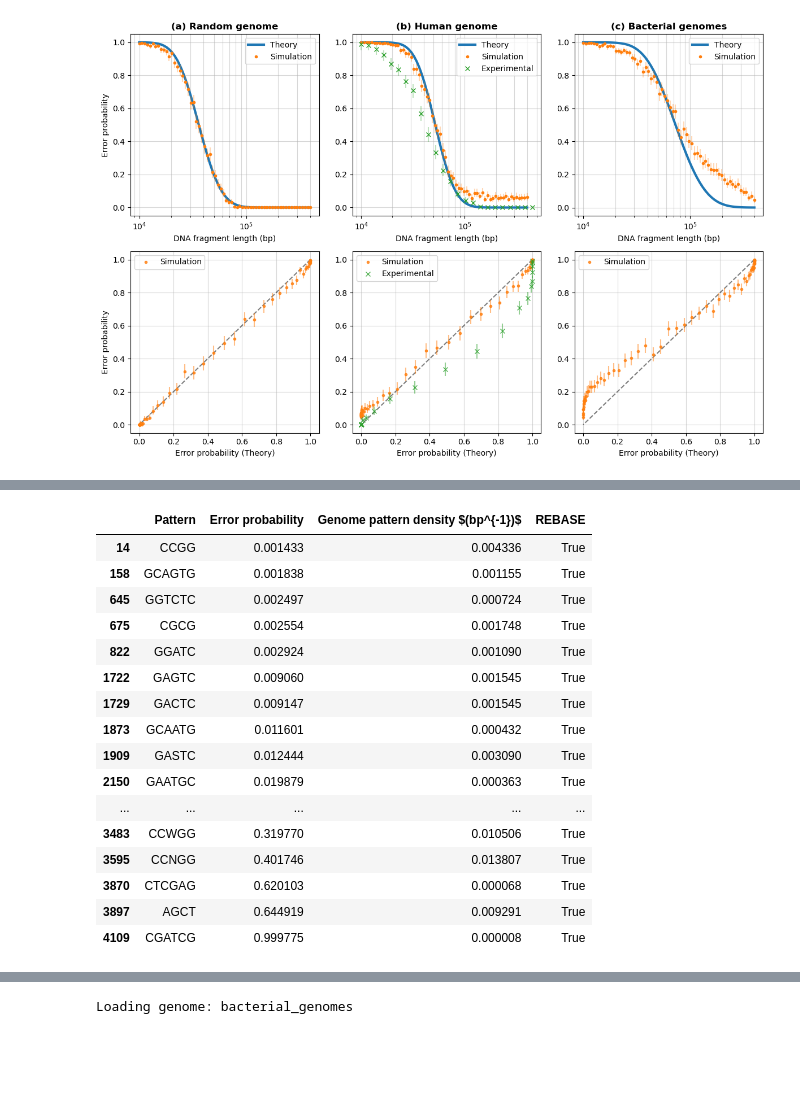
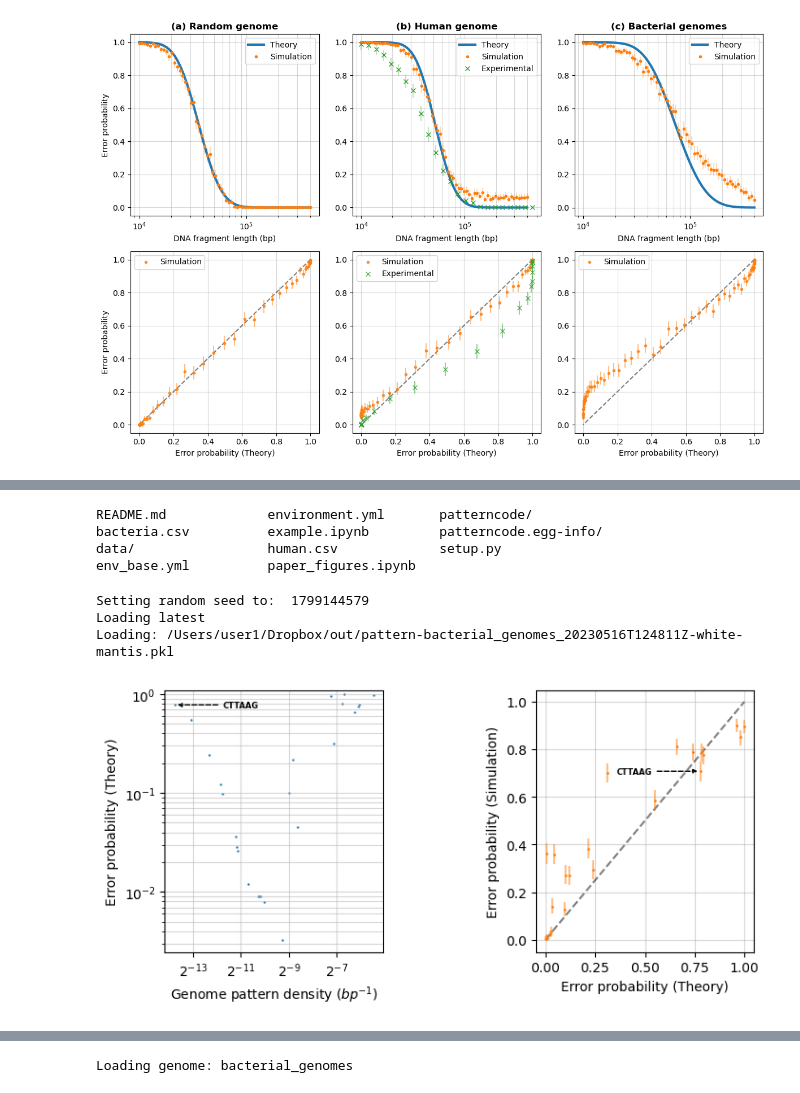
Before and after one commit to yevgenin/PatternCode, a Jupyter notebook: paper_figures.ipynb, the cells around one changed output, grey strips where cells are left out. Cells and saved outputs as stored; diff of their text form; code cells hidden in the pictures; blank space fills up the shorter version.

```diff
--- a/paper_figures.ipynb
+++ b/paper_figures.ipynb
@@ -53,21 +53,15 @@ Loading: /Users/user1/Dropbox/out/pattern-human_genome_20230515T184017Z-sceptica
-# %%
-df[df['REBASE']]
-# %% [output]
-|  | Pattern | Error probability | Genome pattern density $(bp^{-1})$ | REBASE |
-| 14 | CCGG | 0.001433 | 0.004336 | True |
-| 158 | GCAGTG | 0.001838 | 0.001155 | True |
-| 645 | GGTCTC | 0.002497 | 0.000724 | True |
-| 675 | CGCG | 0.002554 | 0.001748 | True |
-| 822 | GGATC | 0.002924 | 0.001090 | True |
-| 1722 | GAGTC | 0.009060 | 0.001545 | True |
-| 1729 | GACTC | 0.009147 | 0.001545 | True |
-| 1873 | GCAATG | 0.011601 | 0.000432 | True |
-| 1909 | GASTC | 0.012444 | 0.003090 | True |
-| 2150 | GAATGC | 0.019879 | 0.000363 | True |
-| ... | ... | ... | ... | ... |
-| 3483 | CCWGG | 0.319770 | 0.010506 | True |
-| 3595 | CCNGG | 0.401746 | 0.013807 | True |
-| 3870 | CTCGAG | 0.620103 | 0.000068 | True |
-| 3897 | AGCT | 0.644919 | 0.009291 | True |
-| 4109 | CGATCG | 0.999775 | 0.000008 | True |
+# %%
+ls
+# %% [output]
+README.md             environment.yml       patterncode/
+bacteria.csv          example.ipynb         patterncode.egg-info/
+data/                 human.csv             setup.py
+env_base.yml          paper_figures.ipynb
+# %%
+PErrVsPattern.make(genome_name=BACTERIAL_GENOMES, load=1, plot=1, patterns=REBASE_NICKING_PATTERNS).data_table().to_csv('bacteria.csv')
+# %% [output]
+Setting random seed to:  1799144579
+Loading latest
+Loading: /Users/user1/Dropbox/out/pattern-bacterial_genomes_20230516T124811Z-white-mantis.pkl
+[figure, added]
 # %%
```
Also changed, not shown: parts of 2 cells of this notebook, 6 other files.
